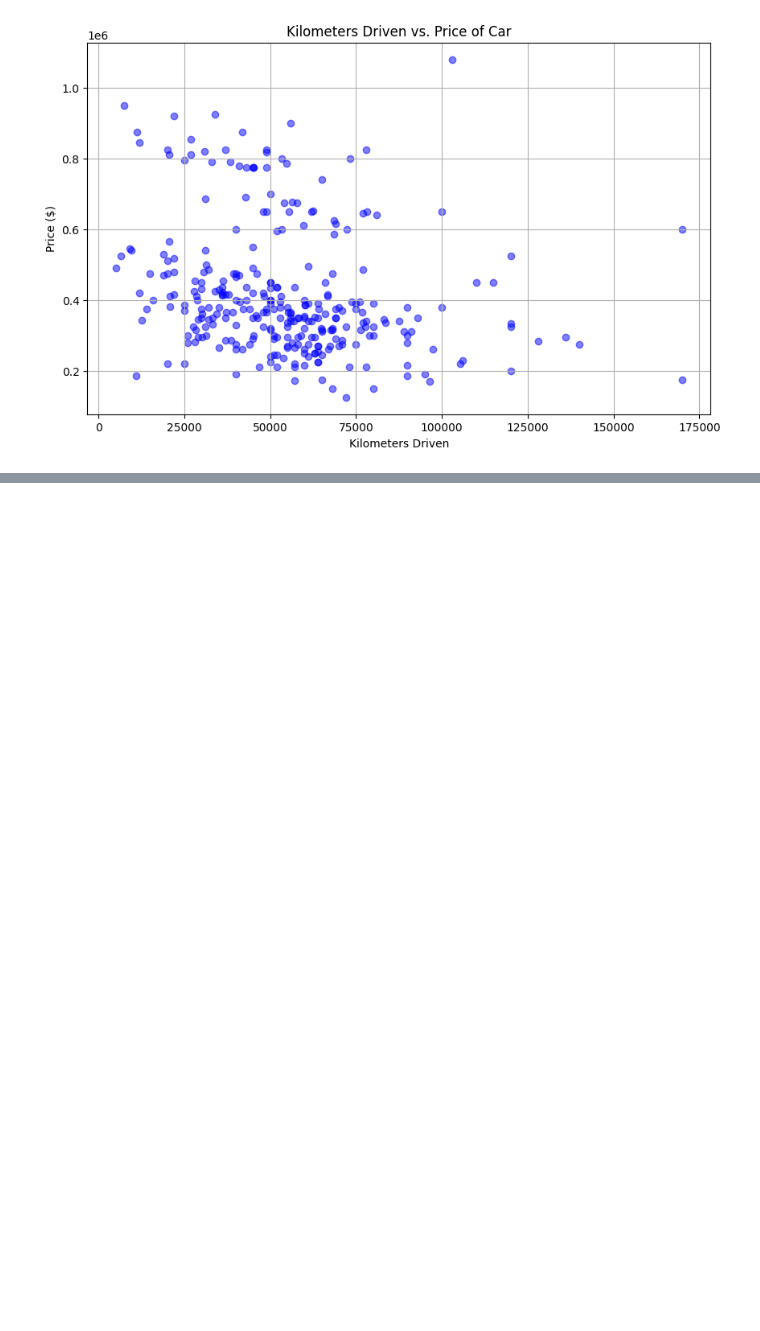
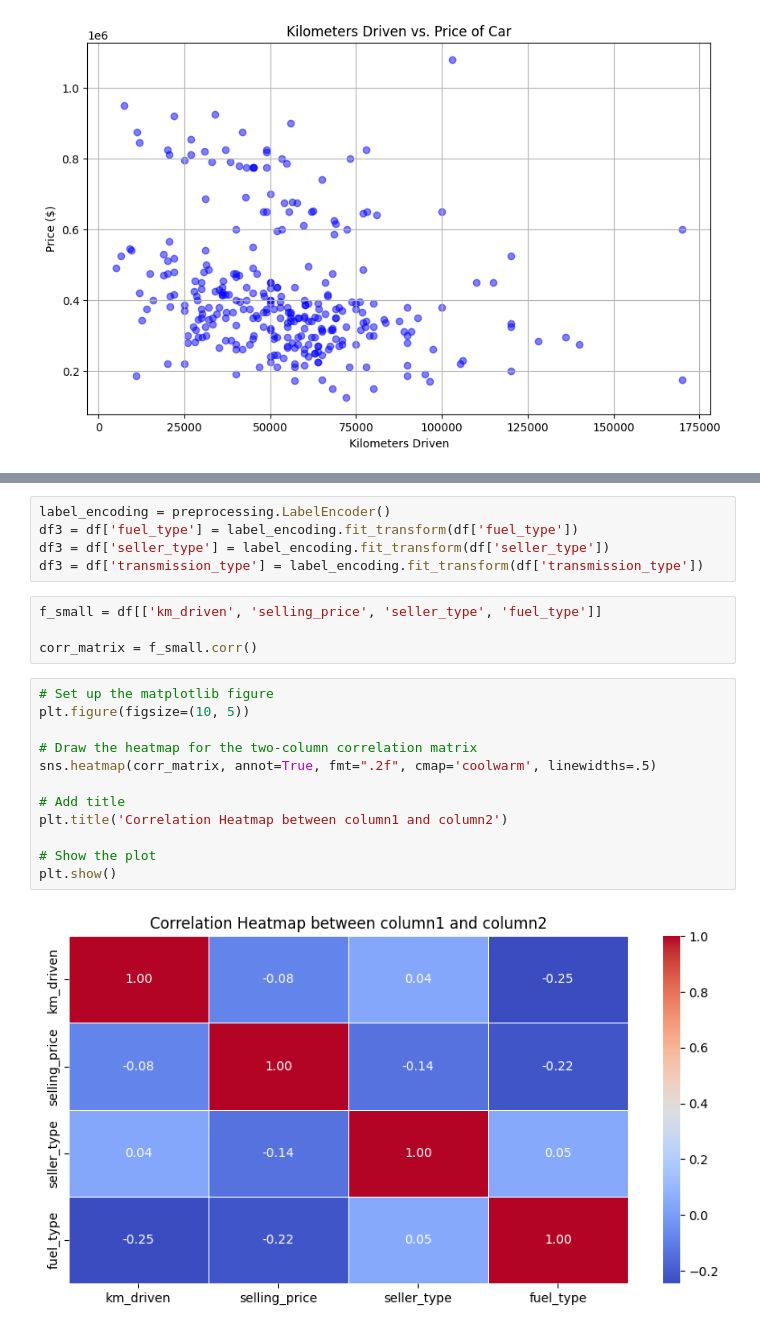
Before and after one commit to dumbelldoor/Car_price_pridiction, a Jupyter notebook: dataset_build.ipynb, the cells around one changed output, grey strips where cells are left out. Saved outputs shown, nothing was run; the diff lists cells and outputs as text; blank space fills up the shorter version.

Commit message:
Applied Label Encoding, Created Correlation matrix.

```diff
--- a/dataset_build.ipynb
+++ b/dataset_build.ipynb
@@ -112,0 +125,23 @@ plt.show()
+# %%
+label_encoding = preprocessing.LabelEncoder()
+df3 = df['fuel_type'] = label_encoding.fit_transform(df['fuel_type'])
+df3 = df['seller_type'] = label_encoding.fit_transform(df['seller_type'])
+df3 = df['transmission_type'] = label_encoding.fit_transform(df['transmission_type'])
+# %%
+f_small = df[['km_driven', 'selling_price', 'seller_type', 'fuel_type']]
+
+corr_matrix = f_small.corr()
+# %%
+# Set up the matplotlib figure
+plt.figure(figsize=(10, 5))
+
+# Draw the heatmap for the two-column correlation matrix
+sns.heatmap(corr_matrix, annot=True, fmt=".2f", cmap='coolwarm', linewidths=.5)
+
+# Add title
+plt.title('Correlation Heatmap between column1 and column2')
+
+# Show the plot
+plt.show()
+# %% [output]
+[figure, added]
```
Also changed, not shown: parts of 2 cells of this notebook.
